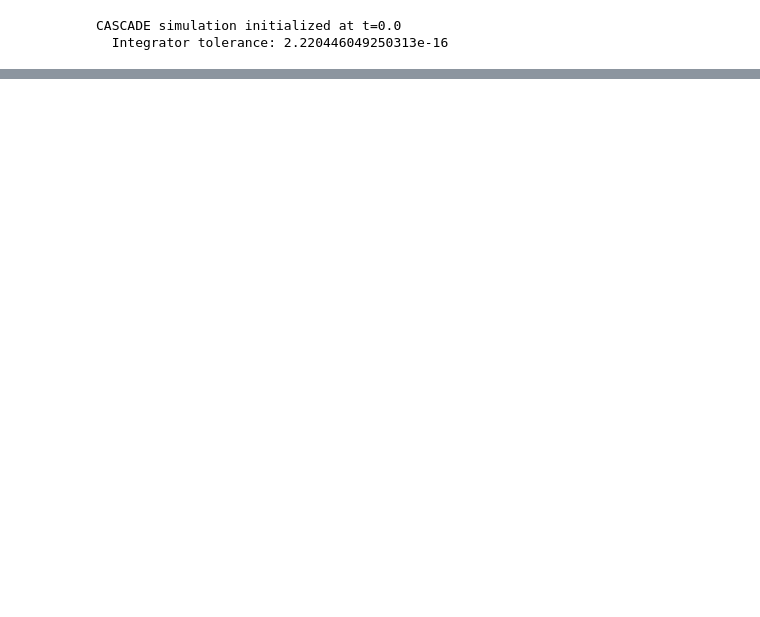
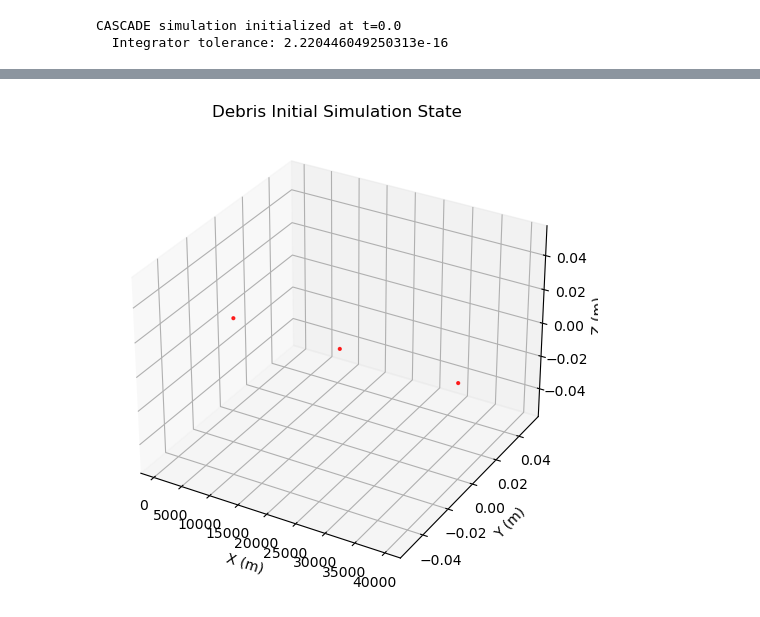
Before and after one commit to andreasaporito/cascade, a Jupyter notebook: cascade.py/notebooks/3 - integration.ipynb, the cells around one changed output, grey strips where cells are left out. Drawn from its saved outputs; the diff is of its cells as text; code cells hidden in the pictures; blank space fills up the shorter version.

```diff
--- a/cascade.py/notebooks/3 - integration.ipynb
+++ b/cascade.py/notebooks/3 - integration.ipynb
@@ -3,6 +3,14 @@ import numpy as np
 import cascade as csc
 import sys
 import os
+import matplotlib.pyplot as plt
+import time
+from tqdm.auto import tqdm
+import glob
+import csv
+import matplotlib.animation as animation
+import glob
+from matplotlib.ticker import FormatStrFormatter
 
 sys.path.append(os.path.abspath(os.path.join(os.getcwd(), "../")))
 
@@ -23,6 +31,7 @@ logger = logging.getLogger(__name__)
 # Set paths
 BREAKUP_MODEL_PATH = "/home/andrea/LSMS_project/NASA-breakup-model-cpp/build_iridium_cosmos/breakupModel"
 MIN_CHARACTERISTIC_LENGTH = 0.05  # 5 cm minimum fragment size
+ENFORCE_MASS_CONSERVATION = True
 # %%
 # Example: Create a two-satellite collision scenario at 800 km altitude
 # Semi-major axis for 800 km altitude orbit
@@ -144,7 +150,7 @@ Initial configuration: 3 particles
 mu_earth = 3.986004418e14  # m^3/s^2
 
 # For pure Keplerian dynamics
-dyn = csc.dynamics.kepler()  # or use keplerian
+dyn = csc.dynamics.kepler(mu = mu_earth)
 
 # 1. Ensure state is 2D (N, 7)
 state_matrix = np.column_stack((
@@ -158,7 +164,7 @@ state_matrix = np.column_stack((
 pars_matrix = np.array(bstars).reshape(-1, 1)
 
 # 3. Define your collisional timestep
-ct_value = 1.0
+ct_value = 1.0  # seconds
 
 empty_pars = np.zeros((state_matrix.shape[0], 0))
 
@@ -341,0 +184,6 @@ print("Saved final_particle_state.csv")
+# %%
+fig = plt.figure(figsize=(7,7))
+ax = fig.add_subplot(111, projection='3d')
+pos = np.array(r_ic)  # Initial positions of the particles
+ax.scatter3D(pos[:,0], pos[:,1], pos[:,2], alpha=0.8, s= 4, c='r')
+ax.view_init(45,30)
@@ -341,0 +367,32 @@ print("Saved final_particle_state.csv")
+# %%
+# Test the first csv output
+file = "../simulation-outputs/1sec10000sec/particle_state_t0000.csv"
+def read_csv_frame(filepath):
+    pos, parents = [], []
+    with open(filepath, "r") as f:
+        reader = csv.DictReader(f)
+        for row in reader:
+            pos.append([float(row["x"]), float(row["y"]), float(row["z"])])
+            pid = row["parent_id"]
+            parents.append(pid if pid != "" else "-1")
+    return np.array(pos), np.array(parents)
+
+final_pos, final_parents = read_csv_frame(file)
+unique_parents, _ = np.unique(final_parents, return_inverse=True)
+parent_color_map = {pid: i for i, pid in enumerate(unique_parents)}
+
+# Determine the absolute max distance to lock the 3D box size
+max_val = np.max(np.abs(final_pos))
+
+# 3. Setup the Figure
+fig = plt.figure(figsize=(6, 6))
+ax = fig.add_subplot(111, projection='3d')
+ax.set_xlabel("X (m)")
+ax.set_ylabel("Y (m)")
+ax.set_zlabel("Z (m)")
+ax.set_title("Debris Initial Simulation State")
+# Initial scatter (will be updated in the animation)
+scat = ax.scatter(final_pos[:,0], final_pos[:,1], final_pos[:,2], alpha=0.8, s= 4, c='r')
+plt.show()
+# %% [output]
+[figure, added]
```
Also changed, not shown: parts of 7 cells of this notebook, 6 other files.
